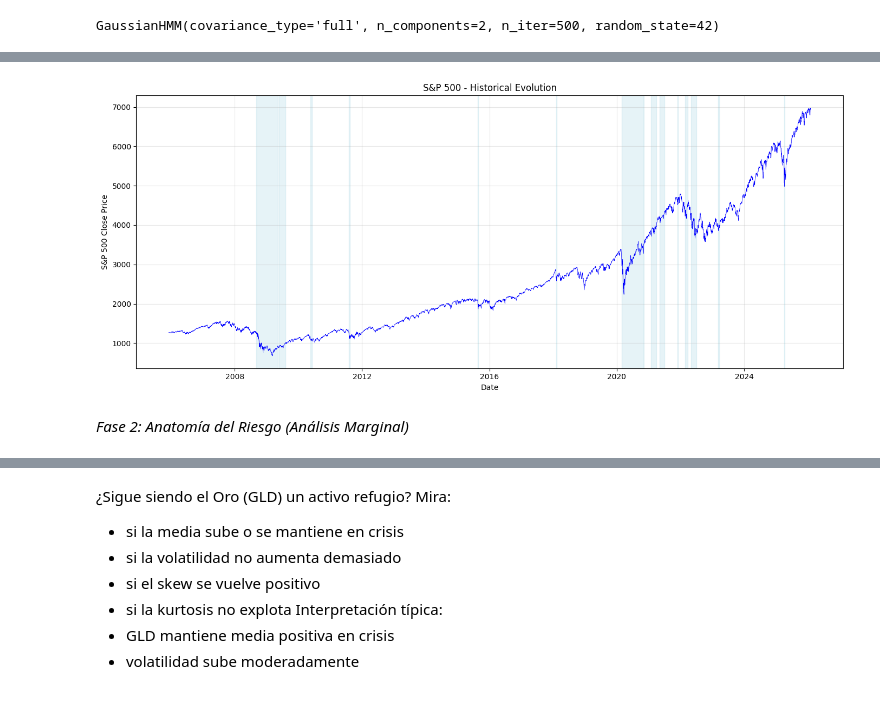
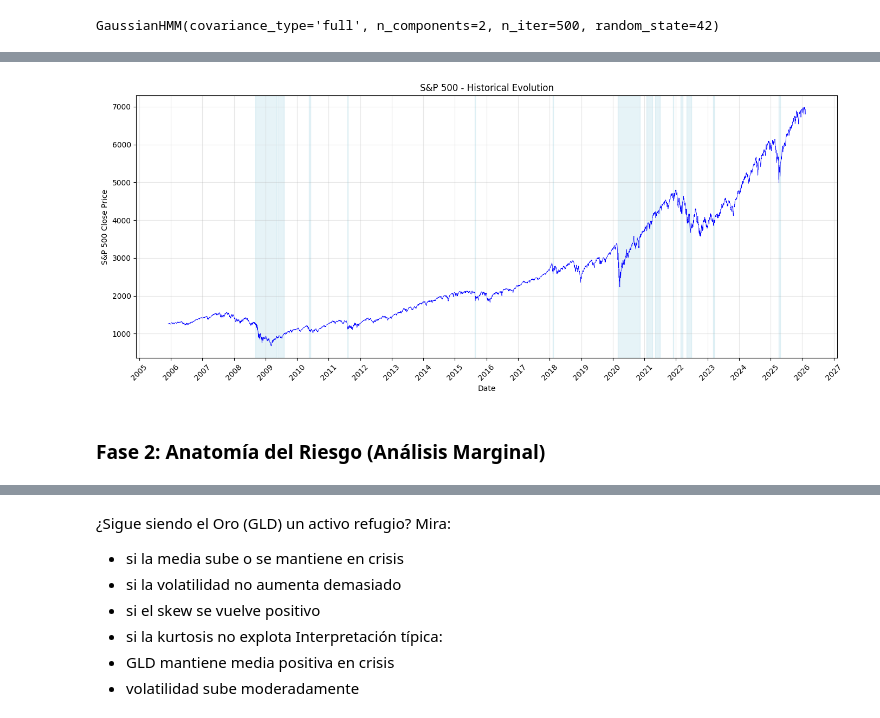
Before and after one commit to NataliaSJO/Practica-MIAX-gestion-de-riesgos, a Jupyter notebook: notebook.ipynb, the cells around one changed output, grey strips where cells are left out. Drawn from its saved outputs; the diff is of its cells as text; code cells hidden in the pictures.

```diff
--- a/notebook.ipynb
+++ b/notebook.ipynb
@@ -377,0 +388,20 @@ Número de períodos de crisis(>3 días): 15
+# %%
+calm_periods = []
+
+# Calma antes de la primera crisis
+start_calm = df_final["date"].min()
+end_calm = crisis_periods[0][0] - pd.Timedelta(days=1)
+calm_periods.append((start_calm, end_calm))
+
+# Calmas intermedias
+for i in range(len(crisis_periods)-1):
+    start_calm = crisis_periods[i][1] + pd.Timedelta(days=1)
+    end_calm = crisis_periods[i+1][0] - pd.Timedelta(days=1)
+    calm_periods.append((start_calm, end_calm))
+
+# Calma después de la última crisis
+start_calm = crisis_periods[-1][1] + pd.Timedelta(days=1)
+end_calm = df_final["date"].max()
+calm_periods.append((start_calm, end_calm))
+
+calm_periods
@@ -377,0 +424,19 @@ Número de períodos de crisis(>3 días): 15
+# %%
+rows = []
+
+# crisis
+for i, (start, end) in enumerate(crisis_periods, start=1):
+    mask = (df_final["date"] >= start) & (df_final["date"] <= end)
+    for d in df_final.loc[mask, "date"]:
+        rows.append({"date": d, "period_id": i, "period_type": "crisis"})
+
+# calma
+for i, (start, end) in enumerate(calm_periods, start=1):
+    mask = (df_final["date"] >= start) & (df_final["date"] <= end)
+    for d in df_final.loc[mask, "date"]:
+        rows.append({"date": d, "period_id": i, "period_type": "calm"})
+
+
+df_periods = pd.DataFrame(rows)
+df_periods = df_periods.sort_values("date").reset_index(drop=True)
+df_periods.head(500)
@@ -378,20 +469,26 @@ Número de períodos de crisis(>3 días): 15
 # %%
 plt.figure(figsize=(14, 6))
 plt.plot(sp500['date'], sp500['close'], linewidth=0.5, color='blue')
 plt.xlabel('Date')
 plt.ylabel('S&P 500 Close Price')
 plt.title('S&P 500 - Historical Evolution')
 plt.grid(True, alpha=0.3)
 
 for start, end in crisis_periods:
     plt.axvspan(start, end, color='lightblue', alpha=0.3)
 
+ax = plt.gca()
+ax.xaxis.set_major_locator(mdates.YearLocator(1))
+ax.xaxis.set_major_formatter(mdates.DateFormatter("%Y"))
+
+plt.xticks(rotation=45)
+
 plt.tight_layout()
 plt.show()
 # %% [output]
-[figure, old version]
+[figure, new version]
 # %% [markdown]
-*Fase 2: Anatomía del Riesgo (Análisis Marginal)*
+### Fase 2: Anatomía del Riesgo (Análisis Marginal)
 # %%
 # Retornos diarios de la lista de symbols desde diciembre 2005 hasta hoy
 df_symbols = yf.download(symbols, start='2006-01-01', end=end, auto_adjust=True)[["Close"]]
```
Also changed, not shown: parts of 28 cells of this notebook.
